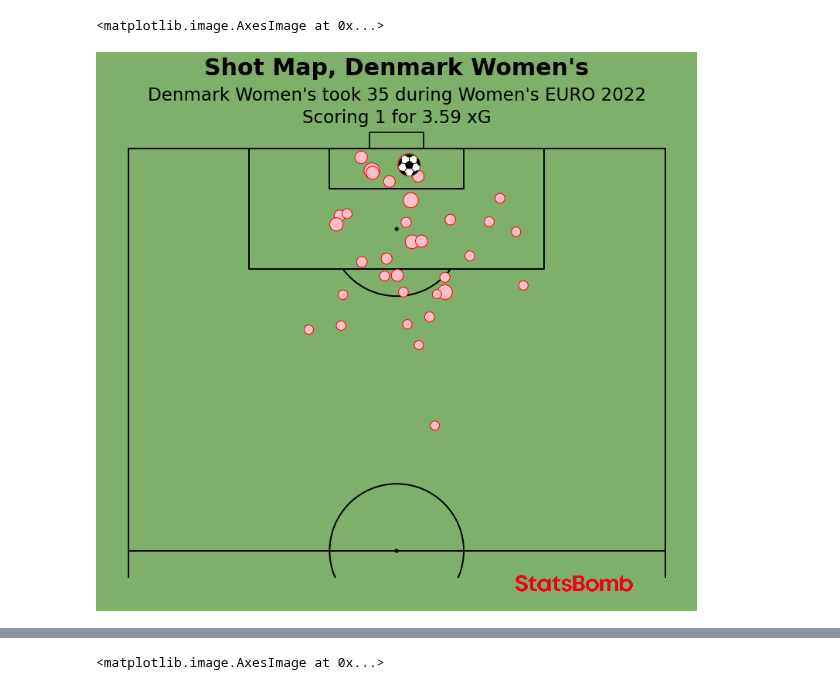
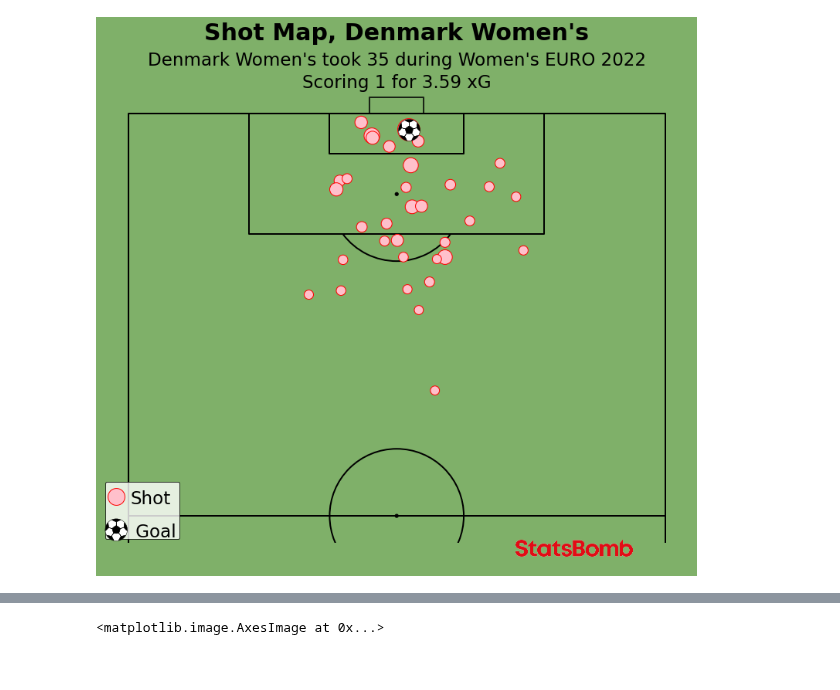
Before and after one commit to AugustSteff/Data-Analysis-in-football, a Jupyter notebook: Womens_euro_2022_analysis/all_denmarks_matches/Denmark All Matches W Euro 2022.ipynb, the cells around one changed output, grey strips where cells are left out. Cells and saved outputs as stored; diff of their text form; code cells hidden in the pictures.

```diff
--- a/Womens_euro_2022_analysis/all_denmarks_matches/Denmark All Matches W Euro 2022.ipynb
+++ b/Womens_euro_2022_analysis/all_denmarks_matches/Denmark All Matches W Euro 2022.ipynb
@@ -85,7 +54,7 @@ xgTeam = dfTeam["shot_statsbomb_xg"].sum()
 xgTeam = str(round(xgTeam, 2))
 # %%
 shots = dfTeam[dfTeam["type_name"]== "Shot"]
-shots = shots[['team_name', 'player_name', 'minute', 'second', "x", "y",
+shots = shots[['team_name', 'player_name', "match_id", 'minute', 'second', "x", "y",
                        'shot_statsbomb_xg', "type_name", "outcome_name"]]
 
 goals = shots[shots["outcome_name"] == "Goal"]
@@ -97,35 +66,39 @@ pitch = VerticalPitch(pitch_type='statsbomb', half=True, goal_type="box", goal_a
                       pitch_color=pitchColor, line_color=linesColor)
 
 fig,axs= pitch.grid(figheight=10, title_height=0.08, endnote_space=0,
                     axis=False,title_space=0, grid_height=0.82, endnote_height=0.05)
 fig.set_facecolor(figColor)
 
 
 
 scatter_teamShots = pitch.scatter(shots.x, shots.y, s=(shots.shot_statsbomb_xg * 900) + 130,
                               c='pink', edgecolors= "red", marker='o',
                               alpha = 1, ax=axs['pitch'], label = "Shot")
 scatter_teamGoals = pitch.scatter(goals.x, goals.y, s=(goals.shot_statsbomb_xg * 900) + 130,
                               c='white', edgecolors= "black", marker='football',
                               alpha = 1, ax=axs['pitch'], label= " Goal")
 
 
 
 axs["title"].text (0.5, 1.2, (f"Shot Map, {teamName}"), color=textColor,
                    va="center", ha="center", fontsize=30, fontweight="bold")
 axs["title"].text (0.5, 0.6, (f"{teamName} took {countShots} during {tournament}"), color=textColor,
                    va="center", ha="center", fontsize=23)
 axs["title"].text (0.5, 0.1, (f"Scoring {countGoals} for {xgTeam} xG"), color=textColor,
                    va="center", ha="center", fontsize=23)
 
 ax3 = fig.add_axes([0.65, 0.050, 0.27, 0.03])
 ax3.axis('off')
 ax3.imshow(im)
 
+legend = axs['pitch'].legend(loc='lower left', facecolor="white", edgecolor="black", labelspacing=2)
+for text in legend.get_texts():
+    text.set_fontsize(23)
+    text.set_va('center')
+
 #plt.savefig(f'viz/Shotmap for {teamName} In {tournament}', dpi=300, bbox_inches='tight')
 # %% [output]
-<matplotlib.image.AxesImage at 0x...>
-[figure, old version]
+[figure, new version]
 # %%
 flamingo_cmap = LinearSegmentedColormap.from_list("Flamingo - 10 colors",
                                                   ['#e3aca7', '#c03a1d'], N=10)
```
Also changed, not shown: parts of 23 cells of this notebook.
